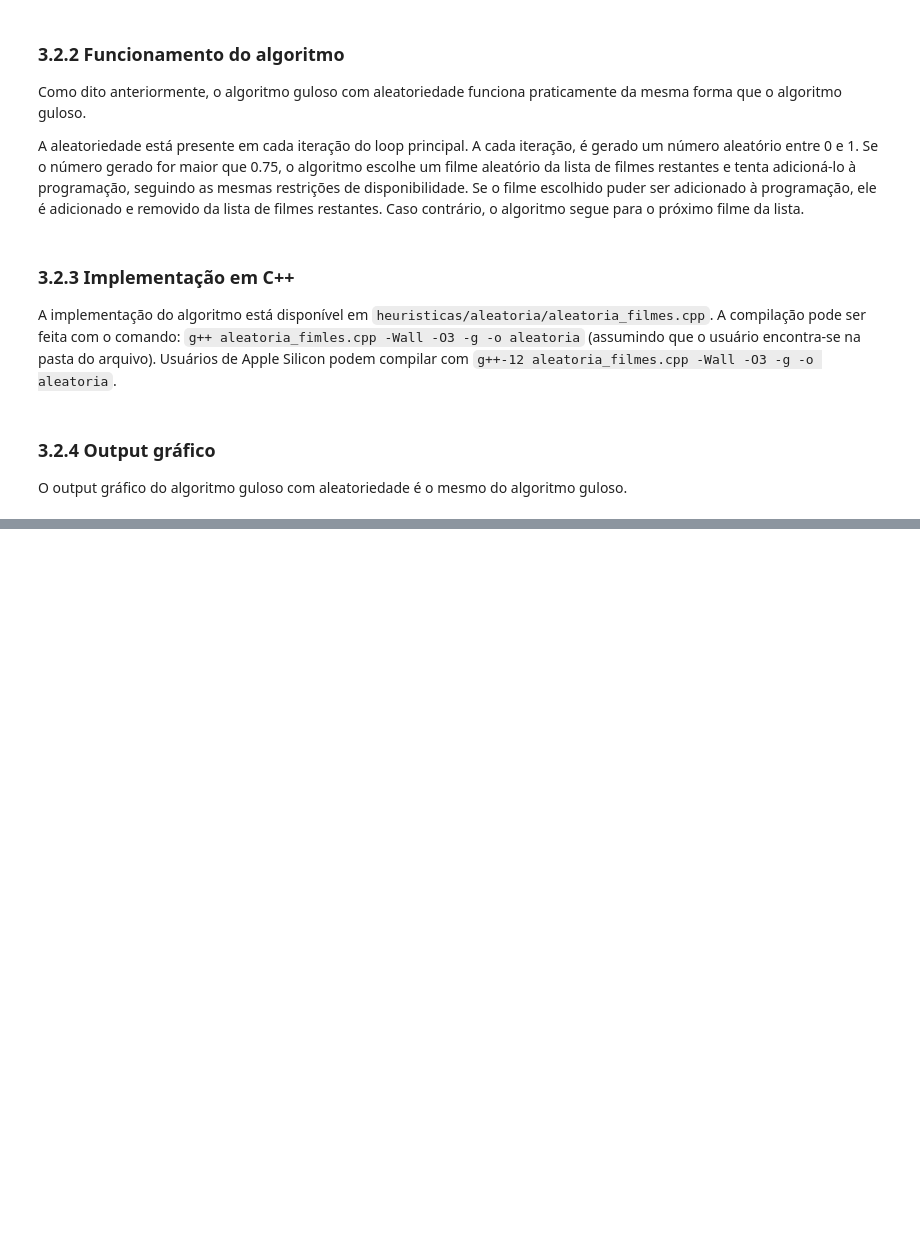
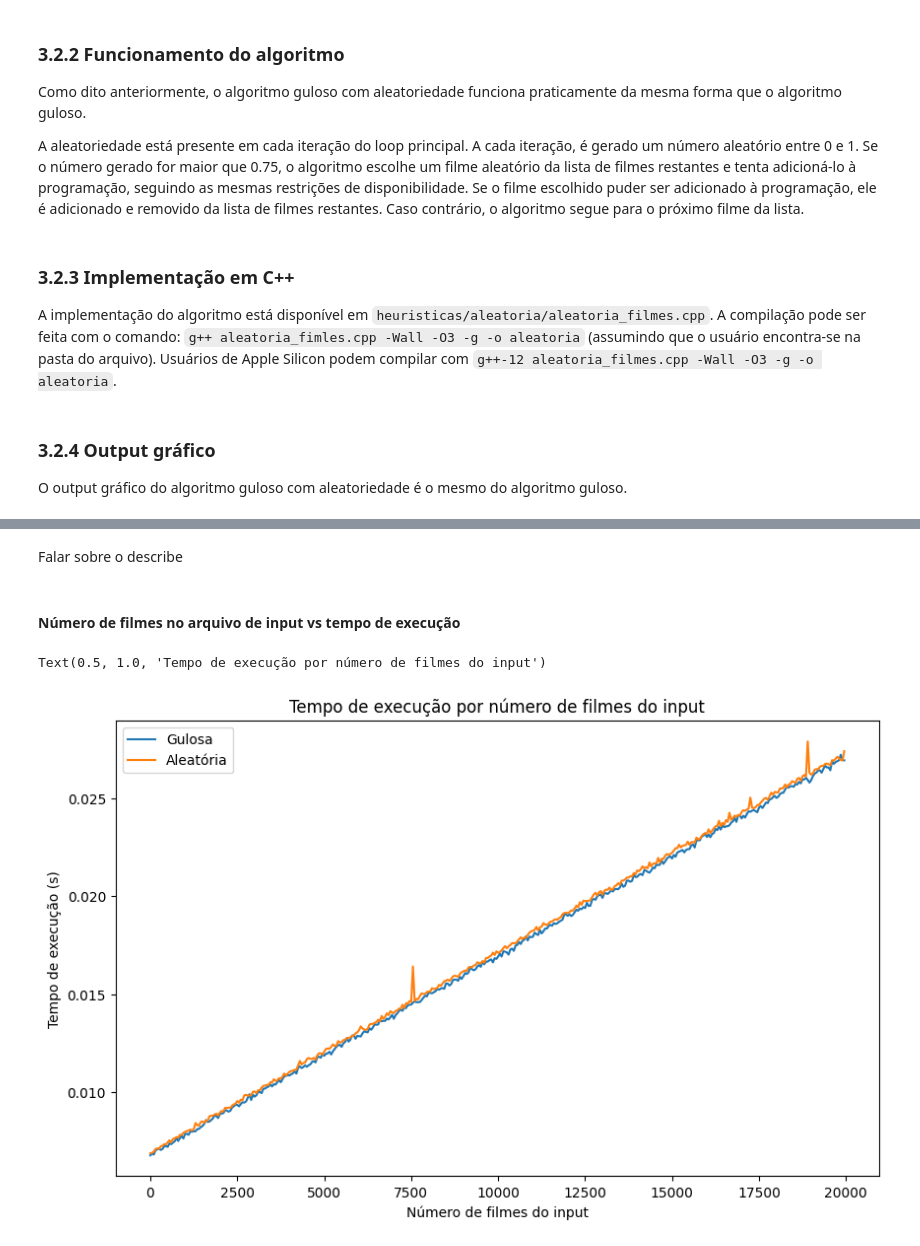
Before and after one commit to arthurchieppe/filmes-supercomp, a Jupyter notebook: relatorio/relatorio_parcial.ipynb, the cells around one changed output, grey strips where cells are left out. Drawn from its saved outputs; the diff is of its cells as text; code cells hidden in the pictures; blank space fills up the shorter version.

```diff
--- a/relatorio/relatorio_parcial.ipynb
+++ b/relatorio/relatorio_parcial.ipynb
@@ -182,0 +213,25 @@ O output gráfico do algoritmo guloso com aleatoriedade é o mesmo do algoritmo
+# %%
+import pandas as pd
+import matplotlib.pyplot as plt
+import seaborn as sns
+import numpy as np
+
+gulosa_file = '../compare_results/gulosa_2023-03-30-20-48-06.csv'
+aleatoria_file = '../compare_results/aleatoria_2023-03-30-20-47-57.csv'
+
+gulosa_df = pd.read_csv(gulosa_file, index_col=0)
+aleatoria_df = pd.read_csv(aleatoria_file, index_col=0)
+
+gulosa_df.columns = ['n_movies', 'n_cat','time', "n_movies_watched", "n_hours_watched"]
+aleatoria_df.columns = ['n_movies', 'n_cat','time', "n_movies_watched", "n_hours_watched"]
+
+# Convert n_movies, n_cat, n_movies_watched, n_hours_watched to int
+gulosa_df['n_movies'] = gulosa_df['n_movies'].astype(int)
+gulosa_df['n_cat'] = gulosa_df['n_cat'].astype(int)
+gulosa_df['n_movies_watched'] = gulosa_df['n_movies_watched'].astype(int)
+gulosa_df['n_hours_watched'] = gulosa_df['n_hours_watched'].astype(int)
+
+aleatoria_df['n_movies'] = aleatoria_df['n_movies'].astype(int)
+aleatoria_df['n_cat'] = aleatoria_df['n_cat'].astype(int)
+aleatoria_df['n_movies_watched'] = aleatoria_df['n_movies_watched'].astype(int)
+aleatoria_df['n_hours_watched'] = aleatoria_df['n_hours_watched'].astype(int)
@@ -182,0 +280,18 @@ O output gráfico do algoritmo guloso com aleatoriedade é o mesmo do algoritmo
+# %% [markdown]
+Falar sobre o describe
+# %% [markdown]
+#### Número de filmes no arquivo de input vs tempo de execução
+# %%
+fix, ax = plt.subplots(figsize=(10, 6))
+
+gulosa_df_movie = gulosa_df[['time','n_movies']]. groupby('n_movies').mean().reset_index()
+aleatoria_df_movie = aleatoria_df[['time','n_movies']]. groupby('n_movies').mean().reset_index()
+
+sns.lineplot(x='n_movies', y='time', data=gulosa_df_movie, label='Gulosa')
+sns.lineplot(x='n_movies', y='time', data=aleatoria_df_movie, label='Aleatória')
+ax.set_ylabel('Tempo de execução (s)')
+ax.set_xlabel('Número de filmes do input')
+ax.set_title('Tempo de execução por número de filmes do input')
+# %% [output]
+Text(0.5, 1.0, 'Tempo de execução por número de filmes do input')
+[figure, added]
```
Also changed, not shown: parts of 16 cells of this notebook, 1 other file.
